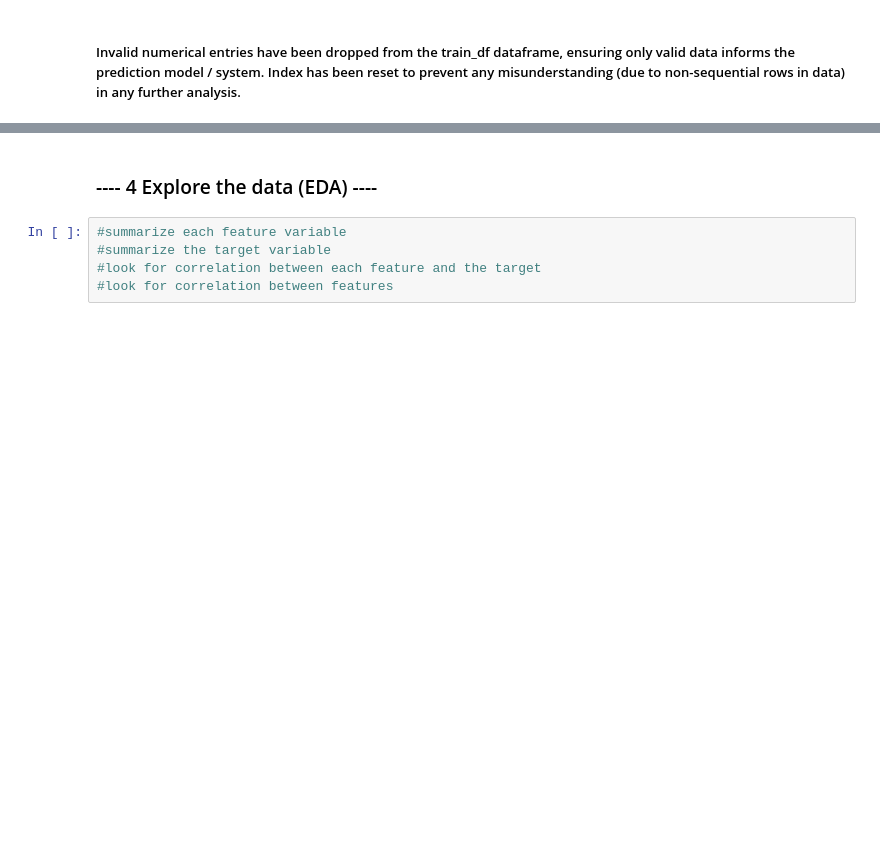
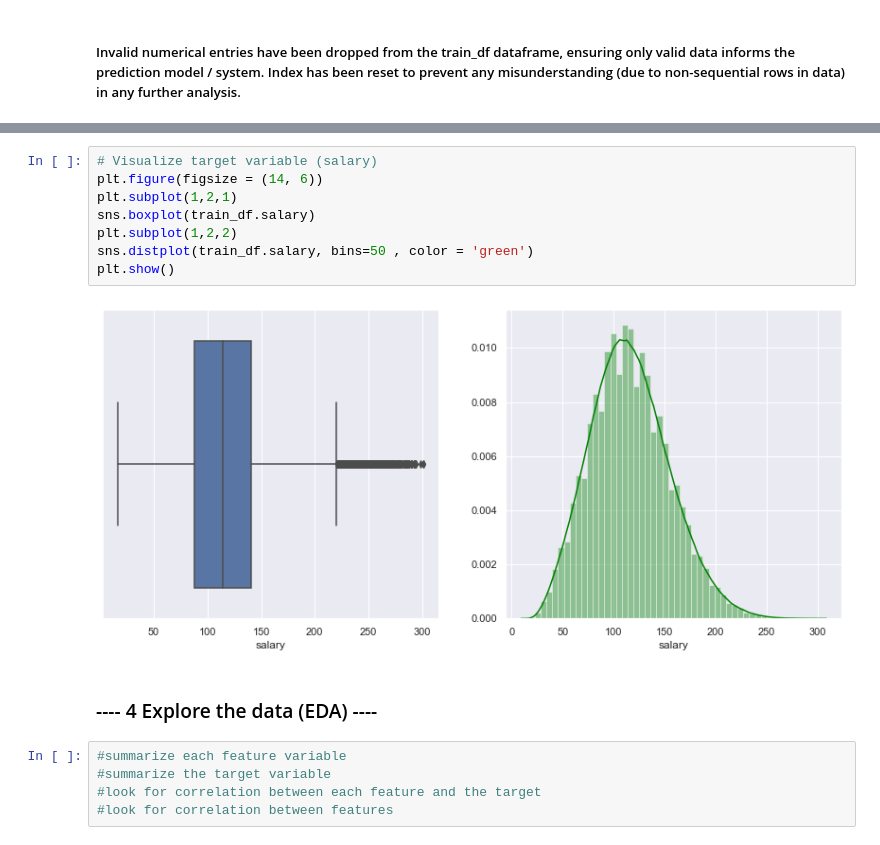
Before and after one commit to ross-macdonald-rm/salarypredictionportfolio, a Jupyter notebook: First Portfolio Project.ipynb, the cells around one changed output, grey strips where cells are left out. Drawn from its saved outputs; the diff is of its cells as text; blank space fills up the shorter version.

Commit message:
Visualizations added for outliers.

```diff
--- a/First Portfolio Project.ipynb
+++ b/First Portfolio Project.ipynb
@@ -236,3 +249,13 @@ ends(train_df, 3)
+# %%
+# Visualize target variable (salary)
+plt.figure(figsize = (14, 6))
+plt.subplot(1,2,1)
+sns.boxplot(train_df.salary)
+plt.subplot(1,2,2)
+sns.distplot(train_df.salary, bins=50 , color = 'green')
+plt.show()
+# %% [output]
+[figure, added]
 # %% [markdown]
 ### ---- 4 Explore the data (EDA) ----
 # %%
```
Also changed, not shown: parts of 1 cell of this notebook.
